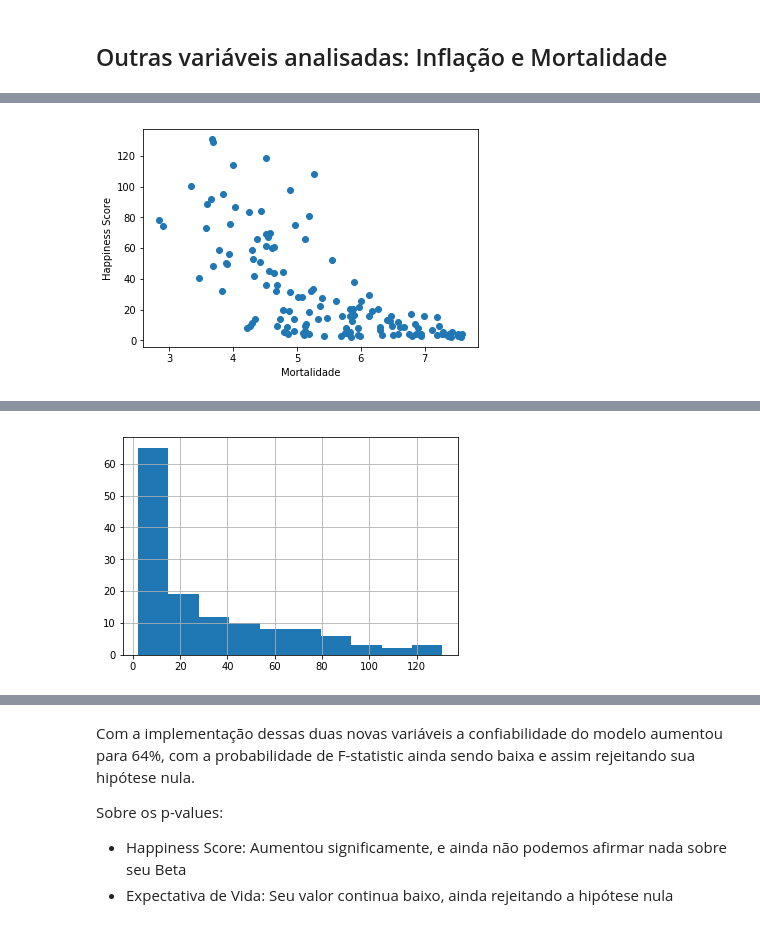
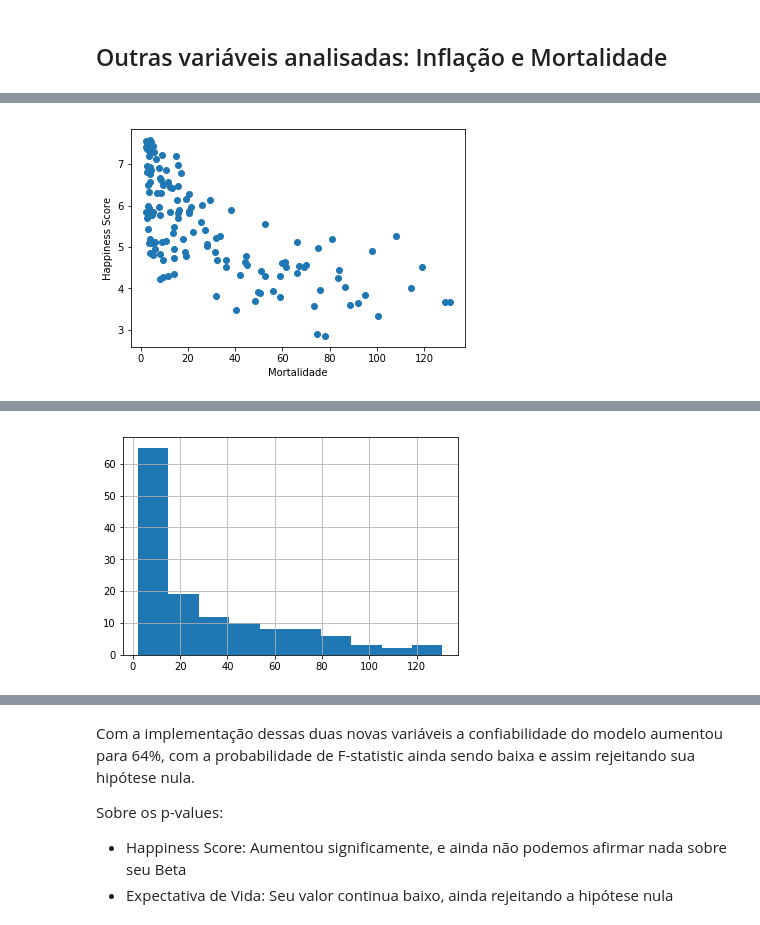
Before and after one commit to gicabral/Projeto_final_CDD, a Jupyter notebook: Projeto final Dados - leitura de dataset.ipynb, the cells around one changed output, grey strips where cells are left out. Cells and saved outputs as stored; diff of their text form; code cells hidden in the pictures.

```diff
--- a/Projeto final Dados - leitura de dataset.ipynb
+++ b/Projeto final Dados - leitura de dataset.ipynb
@@ -411,13 +404,13 @@ dff5.head()
 | Angola | 4.033 | 59.6 | 2.460 | 15 | -3.980898 | 86.5 |
 | Argentina | 6.574 | 76.5 | -0.128 | 32 | 26.579992 | 11.6 |
 # %%
-plt.scatter(dff5["Happiness Score"],dff5["Mortalidade 2015"]);
+plt.scatter(dff5["Mortalidade 2015"],dff5["Happiness Score"]);
 plt.xlabel("Mortalidade");
 plt.ylabel("Happiness Score");
 plt.show()
 
+dff5['Mortalidade 2015'].hist();
+
 dff5.corr()
-
-dff5['Mortalidade 2015'].hist();
 # %% [output]
-[figure, old version]
+[figure, new version]
```
Also changed, not shown: parts of 35 cells of this notebook, 3 other files.
